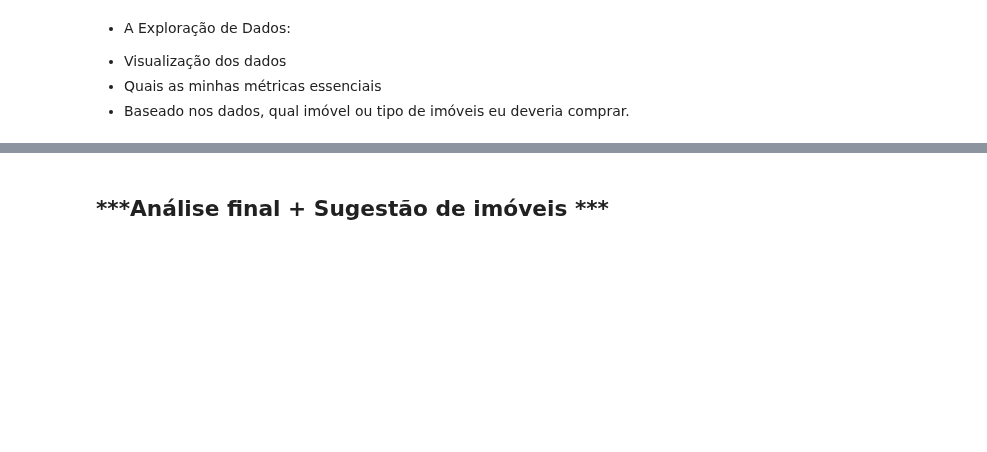
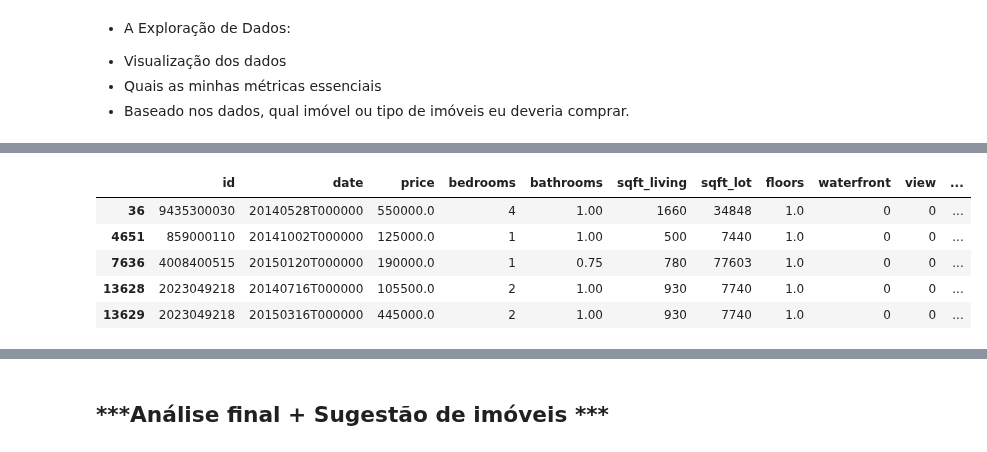
Before and after one commit to Adjalma/Mini-Projeto-DNC, a Jupyter notebook: Mini_Projeto_DNC.ipynb, the cells around one changed output, grey strips where cells are left out. Cells and saved outputs as stored; diff of their text form; code cells hidden in the pictures; blank space fills up the shorter version.

```diff
--- a/Mini_Projeto_DNC.ipynb
+++ b/Mini_Projeto_DNC.ipynb
@@ -137,0 +149,11 @@ kcs.head()
+# %%
+piores_Aguiar = kcs[(kcs["condition"]==1) & (kcs["view"]==0) & (kcs["waterfront"]==0) & (kcs["grade"] <=5) & (kcs["yr_built"] >0)]
+
+piores_Aguiar.head (5)
+# %% [output]
+|  | id | date | price | bedrooms | bathrooms | sqft_living | sqft_lot | floors | waterfront | view | ... |
+| 36 | 9435300030 | 20140528T000000 | 550000.0 | 4 | 1.00 | 1660 | 34848 | 1.0 | 0 | 0 | ... |
+| 4651 | 859000110 | 20141002T000000 | 125000.0 | 1 | 1.00 | 500 | 7440 | 1.0 | 0 | 0 | ... |
+| 7636 | 4008400515 | 20150120T000000 | 190000.0 | 1 | 0.75 | 780 | 77603 | 1.0 | 0 | 0 | ... |
+| 13628 | 2023049218 | 20140716T000000 | 105500.0 | 2 | 1.00 | 930 | 7740 | 1.0 | 0 | 0 | ... |
+| 13629 | 2023049218 | 20150316T000000 | 445000.0 | 2 | 1.00 | 930 | 7740 | 1.0 | 0 | 0 | ... |
```
Also changed, not shown: parts of 10 cells of this notebook.
